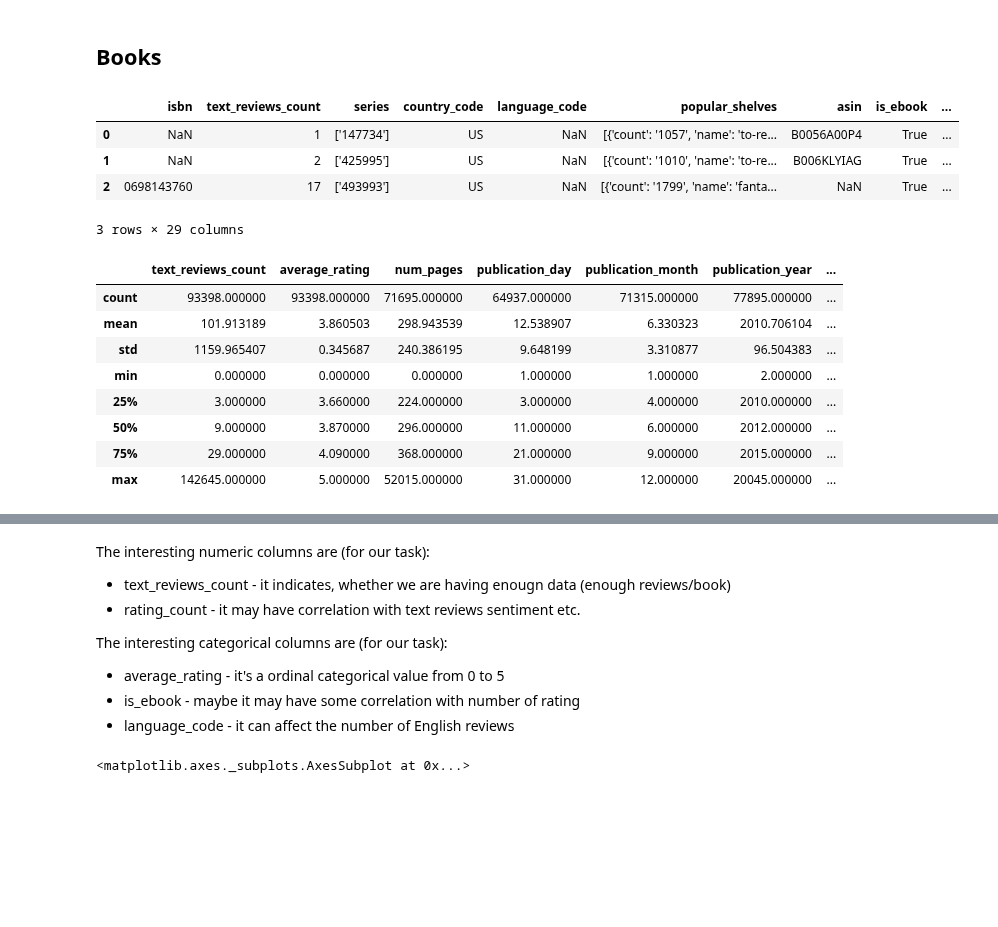
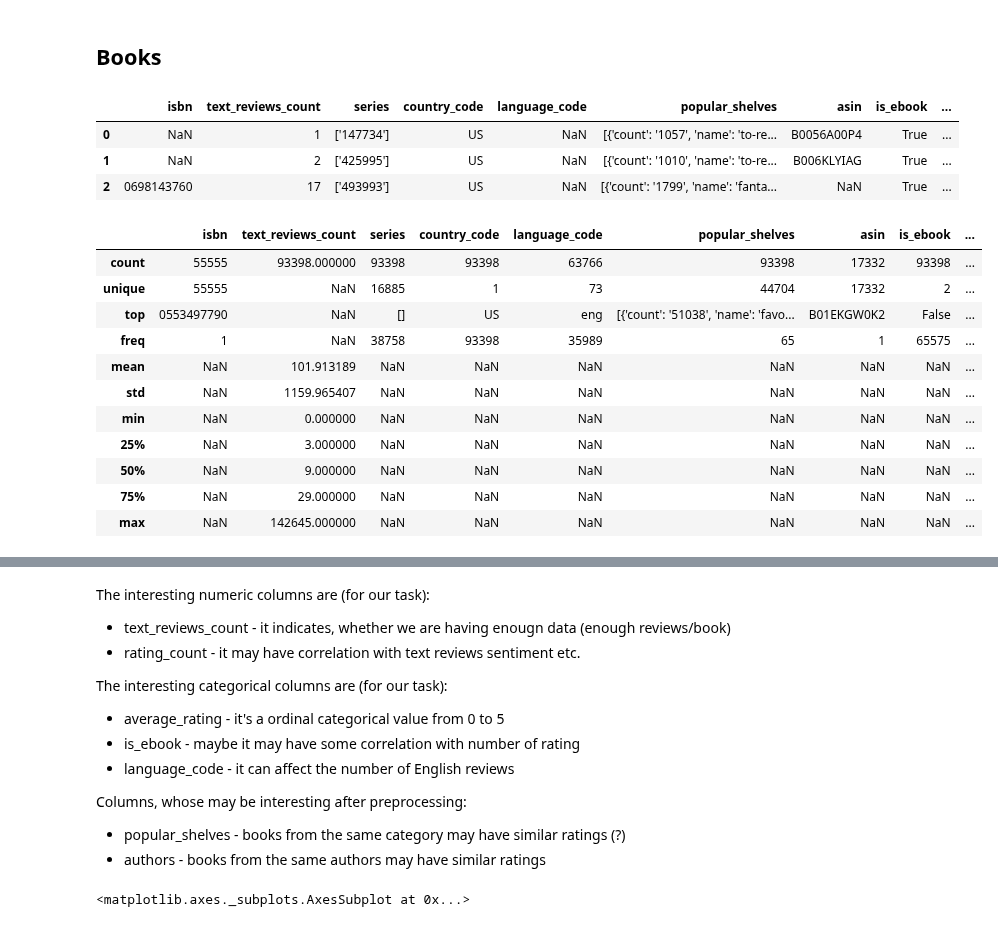
Before and after one commit to Pomichal/oznal-project, a Jupyter notebook: notebooks/DataAnalysis.ipynb, the cells around one changed output, grey strips where cells are left out. Cells and saved outputs as stored; diff of their text form; code cells hidden in the pictures; blank space fills up the shorter version.

```diff
--- a/notebooks/DataAnalysis.ipynb
+++ b/notebooks/DataAnalysis.ipynb
@@ -11,6 +12,8 @@ from src import analysis
 # Enable module reloading
 %load_ext autoreload
 %autoreload 2
+
+pd.set_option('display.max_columns', None)
 # %% [output]
 The autoreload extension is already loaded. To reload it, use:
   %reload_ext autoreload
@@ -27,19 +30,21 @@ books.head(3)
 | 0 | NaN | 1 | ['147734'] | US | NaN | [{'count': '1057', 'name': 'to-re... | B0056A00P4 | True | ... |
 | 1 | NaN | 2 | ['425995'] | US | NaN | [{'count': '1010', 'name': 'to-re... | B006KLYIAG | True | ... |
 | 2 | 0698143760 | 17 | ['493993'] | US | NaN | [{'count': '1799', 'name': 'fanta... | NaN | True | ... |
-3 rows × 29 columns
 # %%
-books.describe()
+books.describe(include='all')
 # %% [output]
-|  | text_reviews_count | average_rating | num_pages | publication_day | publication_month | publication_year | ... |
-| count | 93398.000000 | 93398.000000 | 71695.000000 | 64937.000000 | 71315.000000 | 77895.000000 | ... |
-| mean | 101.913189 | 3.860503 | 298.943539 | 12.538907 | 6.330323 | 2010.706104 | ... |
-| std | 1159.965407 | 0.345687 | 240.386195 | 9.648199 | 3.310877 | 96.504383 | ... |
-| min | 0.000000 | 0.000000 | 0.000000 | 1.000000 | 1.000000 | 2.000000 | ... |
-| 25% | 3.000000 | 3.660000 | 224.000000 | 3.000000 | 4.000000 | 2010.000000 | ... |
-| 50% | 9.000000 | 3.870000 | 296.000000 | 11.000000 | 6.000000 | 2012.000000 | ... |
-| 75% | 29.000000 | 4.090000 | 368.000000 | 21.000000 | 9.000000 | 2015.000000 | ... |
-| max | 142645.000000 | 5.000000 | 52015.000000 | 31.000000 | 12.000000 | 20045.000000 | ... |
+|  | isbn | text_reviews_count | series | country_code | language_code | popular_shelves | asin | is_ebook | ... |
+| count | 55555 | 93398.000000 | 93398 | 93398 | 63766 | 93398 | 17332 | 93398 | ... |
+| unique | 55555 | NaN | 16885 | 1 | 73 | 44704 | 17332 | 2 | ... |
+| top | 0553497790 | NaN | [] | US | eng | [{'count': '51038', 'name': 'favo... | B01EKGW0K2 | False | ... |
+| freq | 1 | NaN | 38758 | 93398 | 35989 | 65 | 1 | 65575 | ... |
+| mean | NaN | 101.913189 | NaN | NaN | NaN | NaN | NaN | NaN | ... |
+| std | NaN | 1159.965407 | NaN | NaN | NaN | NaN | NaN | NaN | ... |
+| min | NaN | 0.000000 | NaN | NaN | NaN | NaN | NaN | NaN | ... |
+| 25% | NaN | 3.000000 | NaN | NaN | NaN | NaN | NaN | NaN | ... |
+| 50% | NaN | 9.000000 | NaN | NaN | NaN | NaN | NaN | NaN | ... |
+| 75% | NaN | 29.000000 | NaN | NaN | NaN | NaN | NaN | NaN | ... |
+| max | NaN | 142645.000000 | NaN | NaN | NaN | NaN | NaN | NaN | ... |
 # %%
 books.info()
 # %% [output]
@@ -69,6 +74,10 @@ The interesting categorical columns are (for our task):
 - average_rating - it's a ordinal categorical value from 0 to 5
 - is_ebook - maybe it may have some correlation with number of rating
 - language_code - it can affect the number of English reviews
+
+Columns, whose may be interesting after preprocessing:
+- popular_shelves - books from the same category may have similar ratings (?)
+- authors - books from the same authors may have similar ratings
 # %%
 plt.figure(figsize=(15,4))
 books.isna().sum().map(lambda x: (x / books.shape[0])* 100).plot(kind='bar',title = 'Ratio of missing values')
```
Also changed, not shown: parts of 16 cells of this notebook, 1 other file.
